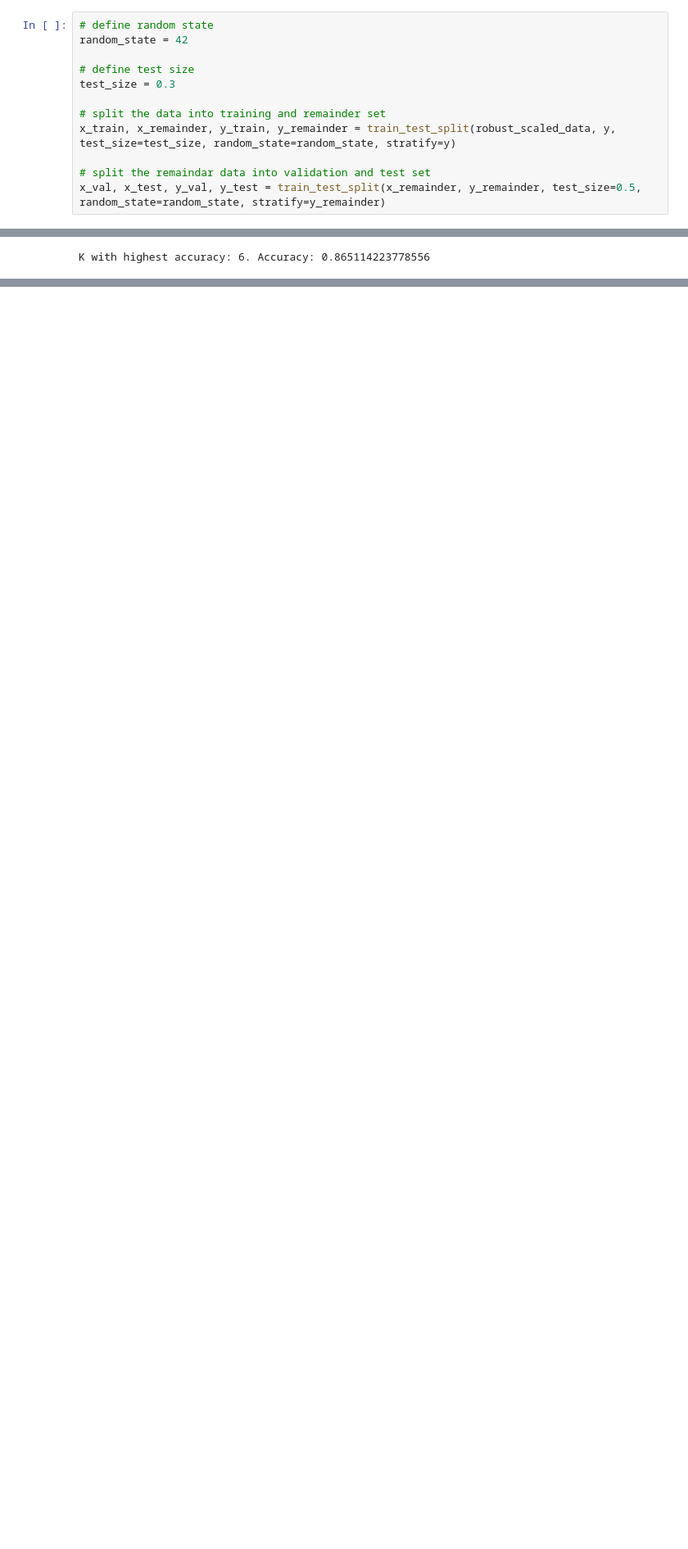
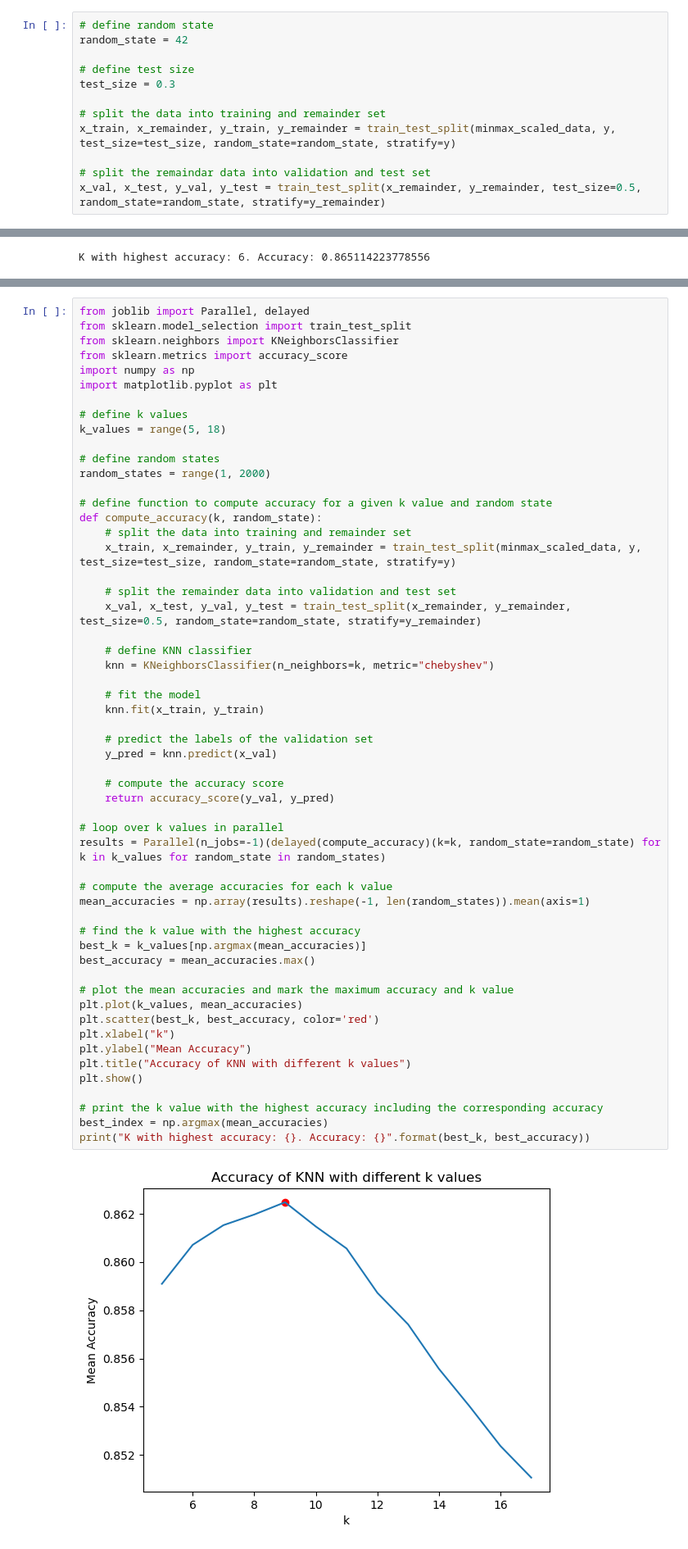
Before and after one commit to lukegge/MachineLearningCourse, a Jupyter notebook: assignment_1.ipynb, the cells around one changed output, grey strips where cells are left out. Shown at 82% size. Drawn from its saved outputs; the diff is of its cells as text; blank space fills up the shorter version.

```diff
--- a/assignment_1.ipynb
+++ b/assignment_1.ipynb
@@ -118,7 +129,7 @@ random_state = 42
 test_size = 0.3
 
 # split the data into training and remainder set
-x_train, x_remainder, y_train, y_remainder = train_test_split(robust_scaled_data, y, test_size=test_size, random_state=random_state, stratify=y)
+x_train, x_remainder, y_train, y_remainder = train_test_split(minmax_scaled_data, y, test_size=test_size, random_state=random_state, stratify=y)
 
 # split the remaindar data into validation and test set
 x_val, x_test, y_val, y_test = train_test_split(x_remainder, y_remainder, test_size=0.5, random_state=random_state, stratify=y_remainder)
@@ -463,0 +475,57 @@ plt.show()
+# %%
+from joblib import Parallel, delayed
+from sklearn.model_selection import train_test_split
+from sklearn.neighbors import KNeighborsClassifier
+from sklearn.metrics import accuracy_score
+import numpy as np
+import matplotlib.pyplot as plt
+
+# define k values
+k_values = range(5, 18)
+
+# define random states
+random_states = range(1, 2000)
+
+# define function to compute accuracy for a given k value and random state
+def compute_accuracy(k, random_state):
+    # split the data into training and remainder set
+    x_train, x_remainder, y_train, y_remainder = train_test_split(minmax_scaled_data, y, test_size=test_size, random_state=random_state, stratify=y)
+
+    # split the remainder data into validation and test set
+    x_val, x_test, y_val, y_test = train_test_split(x_remainder, y_remainder, test_size=0.5, random_state=random_state, stratify=y_remainder)
+
+    # define KNN classifier
+    knn = KNeighborsClassifier(n_neighbors=k, metric="chebyshev")
+
+    # fit the model
+    knn.fit(x_train, y_train)
+
+    # predict the labels of the validation set
+    y_pred = knn.predict(x_val)
+
+    # compute the accuracy score
+    return accuracy_score(y_val, y_pred)
+
+# loop over k values in parallel
+results = Parallel(n_jobs=-1)(delayed(compute_accuracy)(k=k, random_state=random_state) for k in k_values for random_state in random_states)
+
+# compute the average accuracies for each k value
+mean_accuracies = np.array(results).reshape(-1, len(random_states)).mean(axis=1)
+
+# find the k value with the highest accuracy
+best_k = k_values[np.argmax(mean_accuracies)]
+best_accuracy = mean_accuracies.max()
+
+# plot the mean accuracies and mark the maximum accuracy and k value
+plt.plot(k_values, mean_accuracies)
+plt.scatter(best_k, best_accuracy, color='red')
+plt.xlabel("k")
+plt.ylabel("Mean Accuracy")
+plt.title("Accuracy of KNN with different k values")
+plt.show()
+
+# print the k value with the highest accuracy including the corresponding accuracy
+best_index = np.argmax(mean_accuracies)
+print("K with highest accuracy: {}. Accuracy: {}".format(best_k, best_accuracy))
+# %% [output]
+[figure, added]
```
Also changed, not shown: parts of 12 cells of this notebook.
